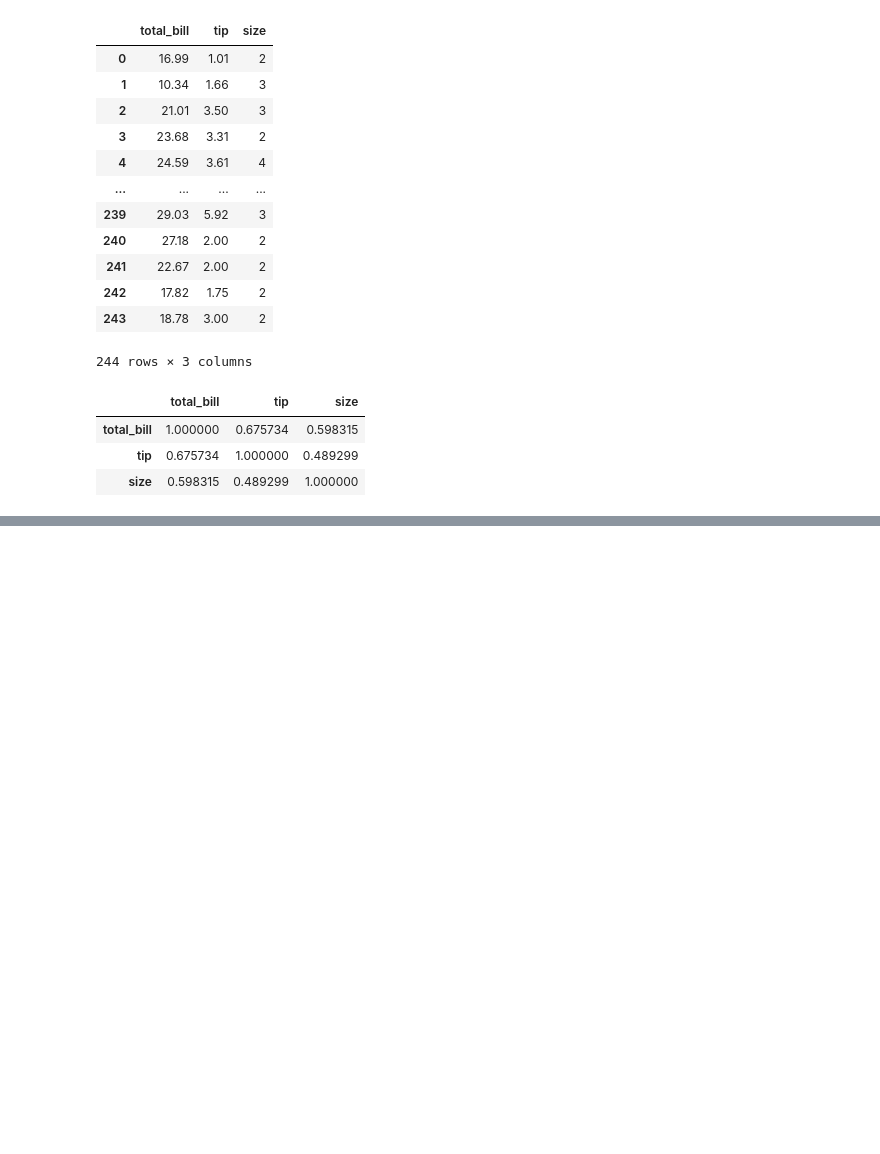
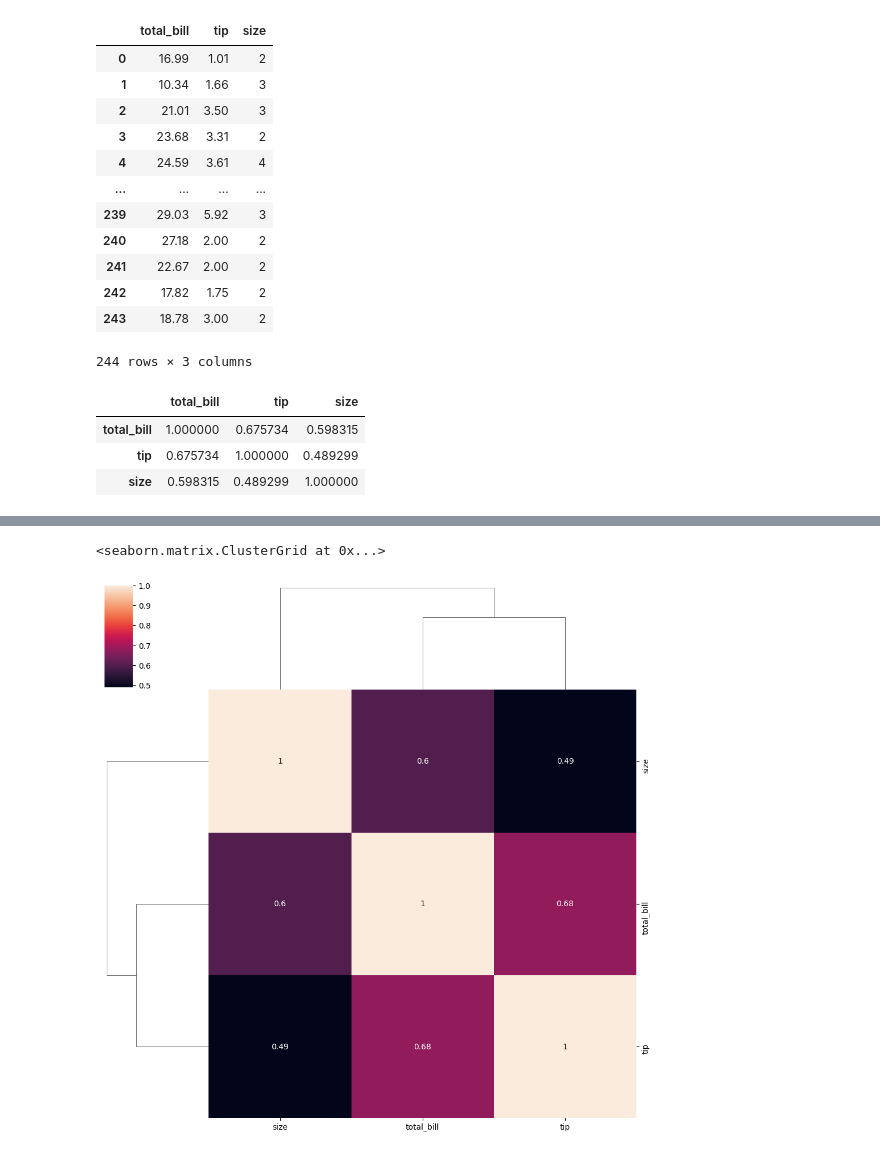
Before and after one commit to amitsingh2022/Data-Visualization-on-IPL, a Jupyter notebook: matrixplot.ipynb, the cells around one changed output, grey strips where cells are left out. Drawn from its saved outputs; the diff is of its cells as text; code cells hidden in the pictures; blank space fills up the shorter version.

```diff
--- a/matrixplot.ipynb
+++ b/matrixplot.ipynb
@@ -68,0 +69,5 @@ sns.heatmap(tipscorr.corr())
+# %%
+sns.clustermap(tipscorr.corr(), annot=True)
+# %% [output]
+<seaborn.matrix.ClusterGrid at 0x...>
+[figure, added]
```
Also changed, not shown: parts of 4 cells of this notebook, 3 other files.
